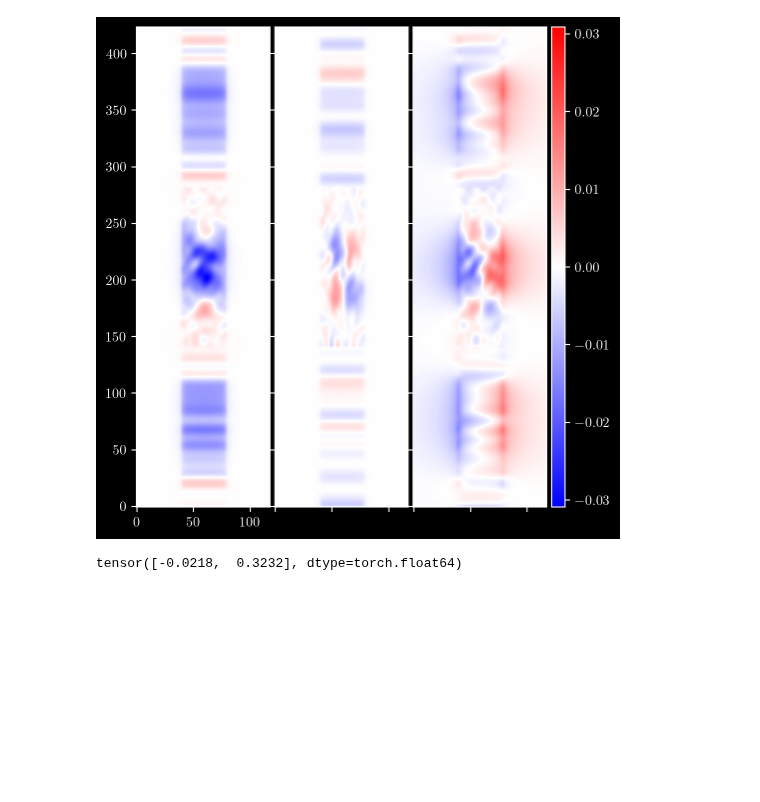
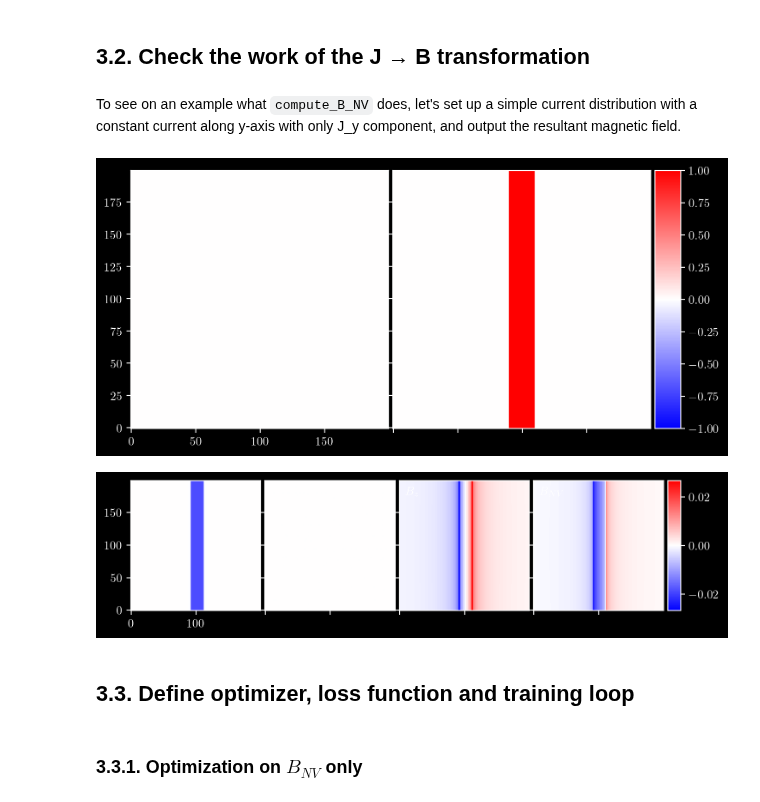
Before and after one commit to DavidBroadway/magrec, a Jupyter notebook: magrec/notebooks/Test Current Density Reconstruction/Current Reconstruction with Optimization Prototype.ipynb, the cells around one changed output. Cells and saved outputs as stored; diff of their text form; code cells hidden in the pictures; blank space fills up the shorter version.

```diff
--- a/magrec/notebooks/Test Current Density Reconstruction/Current Reconstruction with Optimization Prototype.ipynb
+++ b/magrec/notebooks/Test Current Density Reconstruction/Current Reconstruction with Optimization Prototype.ipynb
@@ -118,7 +76,7 @@ class ZeroPadder(Padder):
 # %%
 
-shape = mat["Bnv_map"].shape
-pad1 = HorizontalContinuationPadder(shape=shape)
+shape = (2, 200, 200)
+pad1 = HeightContinuationPadder(shape=shape)
 pad2 = ZeroPadder(shape=pad1.expanded_shape)
 propagator = CurrentPropagator2d(source_shape=pad2.expanded_shape,
                                  dx=dx, dy=dy, height=height, layer_thickness=layer_thickness,)
@@ -129,7 +87,8 @@ def compute_B_NV(J: torch.tensor):
     J = pad1.pad(J)
     J = pad2.pad(J)
     B = propagator(J)
-    # B = pad2.unpad(B)
-    # B = pad1.unpad(B)
-    # B_NV = proj.project(B)
+    B = pad2.unpad(B)
+    B = pad1.unpad(B)
+    B_NV = proj.project(B)
+    B = torch.stack([B[0], B[1], B[2], B_NV], dim=0)
     return B
@@ -149,8 +95,18 @@ plot_n_components(pad1.pad(J), cmap='viridis', labels=['$J_x$', '$J_y$'])
-# %%
-plot_n_components(pad2.unpad(compute_B_NV(J)), cmap='bwr')
-# %% [output]
-[figure, removed]
-# %%
-J.mean(dim=(-2, -1))
-# %% [output]
-tensor([-0.0218,  0.3232], dtype=torch.float64)
+# %% [markdown]
+## 3.2. Check the work of the J → B transformation
+# %% [markdown]
+To see on an example what `compute_B_NV` does, let's set up a simple current distribution with a constant current along y-axis with only J_y component, and output the resultant magnetic field.
+# %%
+J_example = torch.zeros(size=(2, 200, 200))
+J_example[1, 90:110, :] = 1.0
+
+B_example = compute_B_NV(J_example)
+plot_n_components(B_example, labels=[r'$B_x$', '$B_y$', '$B_z$', '$B_{NV}$'], cmap="bwr", show=True)
+plot_n_components(J_example, labels=[r'$J_x$', '$J_y$'], cmap="bwr")
+# %% [output]
+[figure, added]
+[figure, added]
+# %% [markdown]
+## 3.3. Define optimizer, loss function and training loop
+# %% [markdown]
+### 3.3.1. Optimization on $B_{NV}$ only
```
Also changed, not shown: parts of 27 cells of this notebook, 1 other file.
